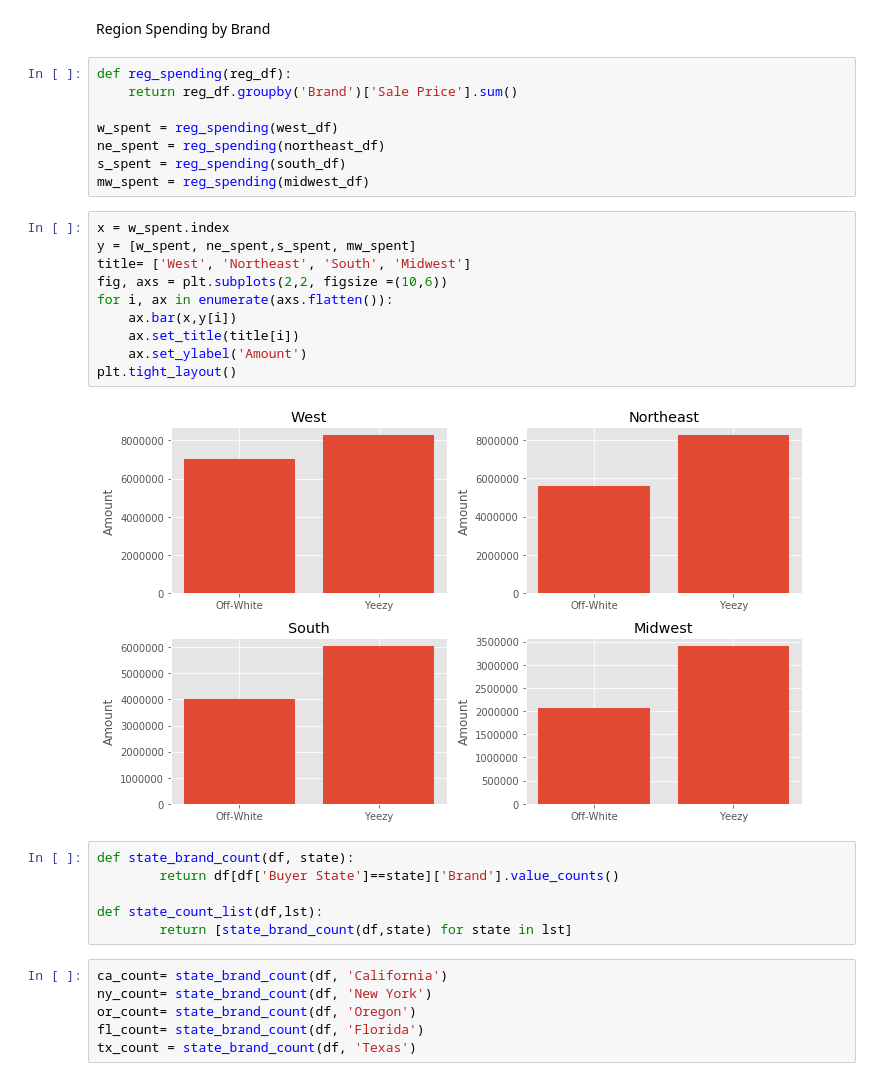
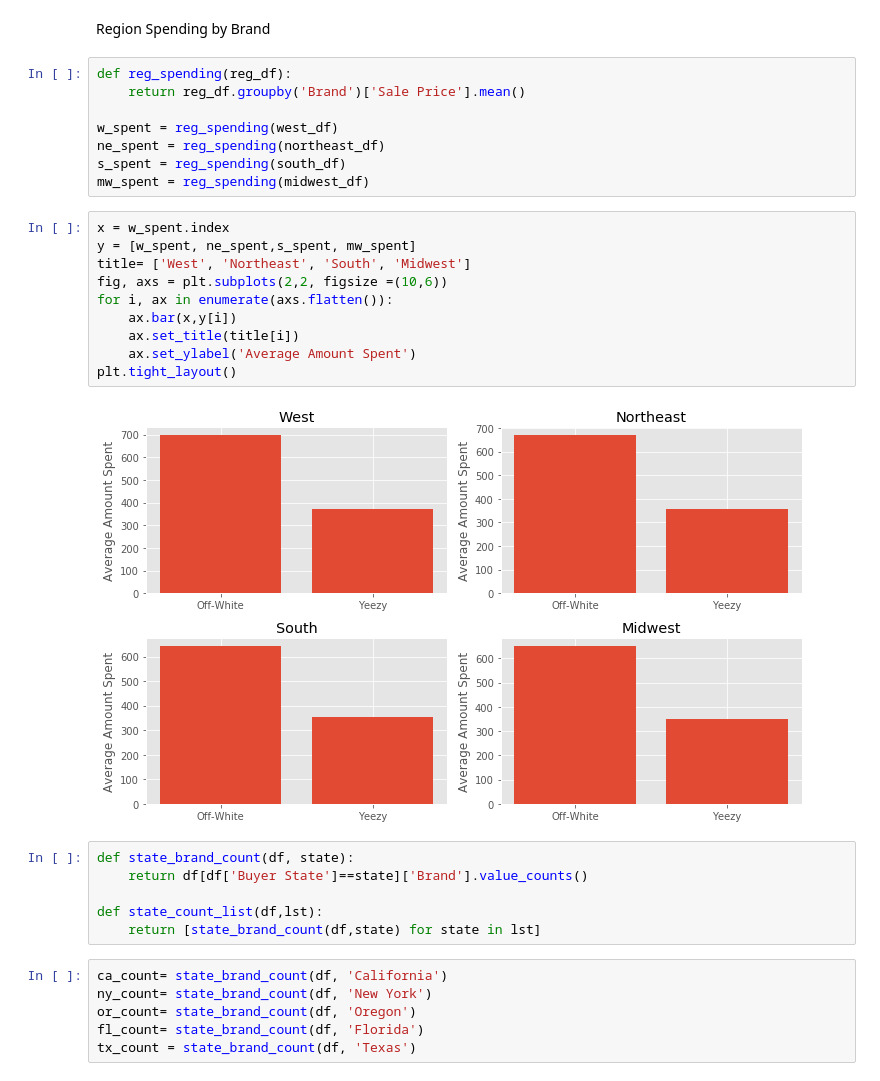
Before and after one commit to HienHa34/Yeezy-vs.-Off-White, a Jupyter notebook: EDA.ipynb, the cells around one changed output. Drawn from its saved outputs; the diff is of its cells as text.

```diff
--- a/EDA.ipynb
+++ b/EDA.ipynb
@@ -512,7 +483,7 @@ plt.tight_layout()
 Region Spending by Brand
 # %%
 def reg_spending(reg_df):
-    return reg_df.groupby('Brand')['Sale Price'].sum()
+    return reg_df.groupby('Brand')['Sale Price'].mean()
 
 w_spent = reg_spending(west_df)
 ne_spent = reg_spending(northeast_df)
@@ -521,21 +492,21 @@ mw_spent = reg_spending(midwest_df)
 # %%
 x = w_spent.index
 y = [w_spent, ne_spent,s_spent, mw_spent]
 title= ['West', 'Northeast', 'South', 'Midwest']
 fig, axs = plt.subplots(2,2, figsize =(10,6))
 for i, ax in enumerate(axs.flatten()):
     ax.bar(x,y[i])
     ax.set_title(title[i])
-    ax.set_ylabel('Amount')
+    ax.set_ylabel('Average Amount Spent')
 plt.tight_layout()
 # %% [output]
-[figure, old version]
+[figure, new version]
 # %%
 def state_brand_count(df, state):
-		return df[df['Buyer State']==state]['Brand'].value_counts()
+    return df[df['Buyer State']==state]['Brand'].value_counts()
 
 def state_count_list(df,lst):
-		return [state_brand_count(df,state) for state in lst]
+    return [state_brand_count(df,state) for state in lst]
 # %%
 ca_count= state_brand_count(df, 'California')
 ny_count= state_brand_count(df, 'New York')
```
Also changed, not shown: parts of 50 cells of this notebook.
